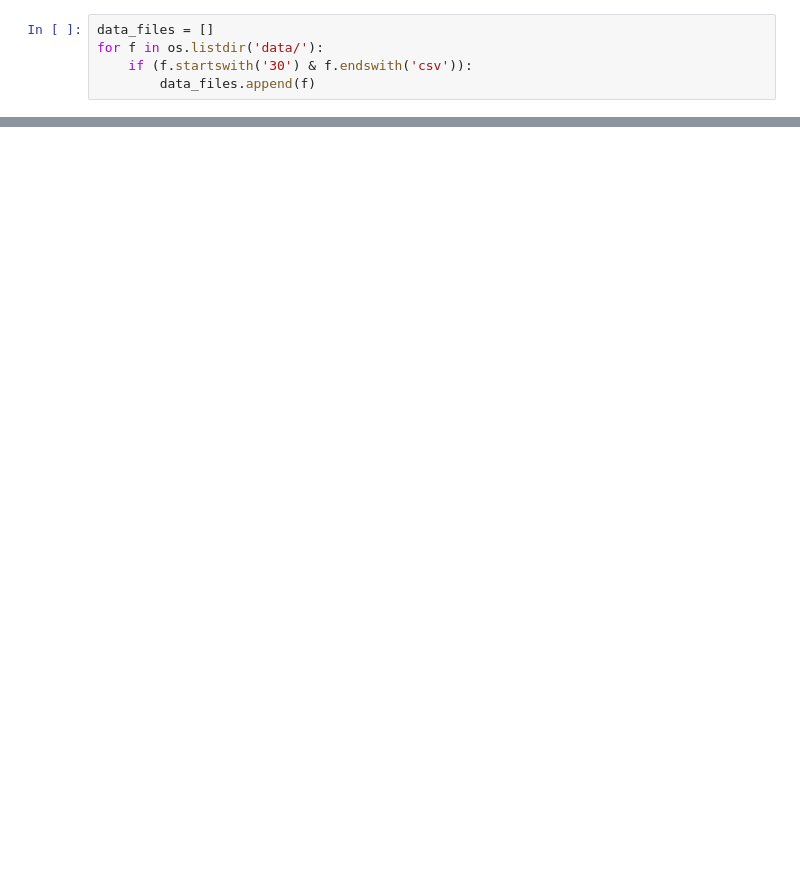
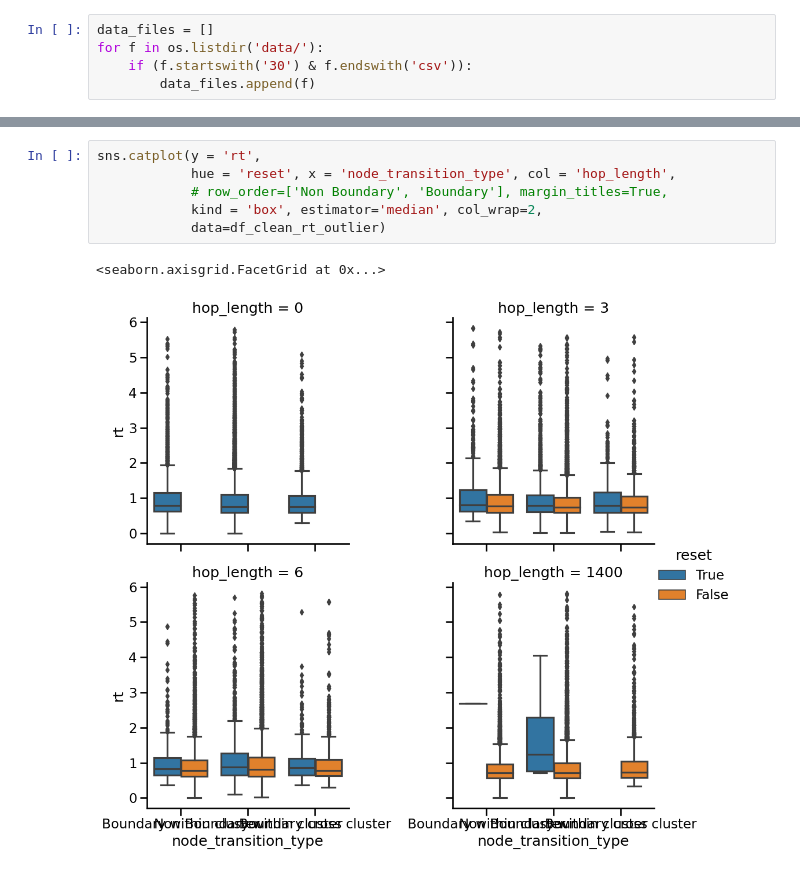
Before and after one commit to tejas-savalia/event-boundaries, a Jupyter notebook: eb_03/analyses/analysis_sandbox.ipynb, the cells around one changed output, grey strips where cells are left out. Saved outputs shown, nothing was run; the diff lists cells and outputs as text; blank space fills up the shorter version.

```diff
--- a/eb_03/analyses/analysis_sandbox.ipynb
+++ b/eb_03/analyses/analysis_sandbox.ipynb
@@ -72,0 +131,9 @@ sns.catplot(y = 'rt',
+# %%
+sns.catplot(y = 'rt',
+            hue = 'reset', x = 'node_transition_type', col = 'hop_length',
+            # row_order=['Non Boundary', 'Boundary'], margin_titles=True,
+            kind = 'box', estimator='median', col_wrap=2,
+            data=df_clean_rt_outlier)
+# %% [output]
+<seaborn.axisgrid.FacetGrid at 0x...>
+[figure, added]
```
Also changed, not shown: parts of 16 cells of this notebook.
